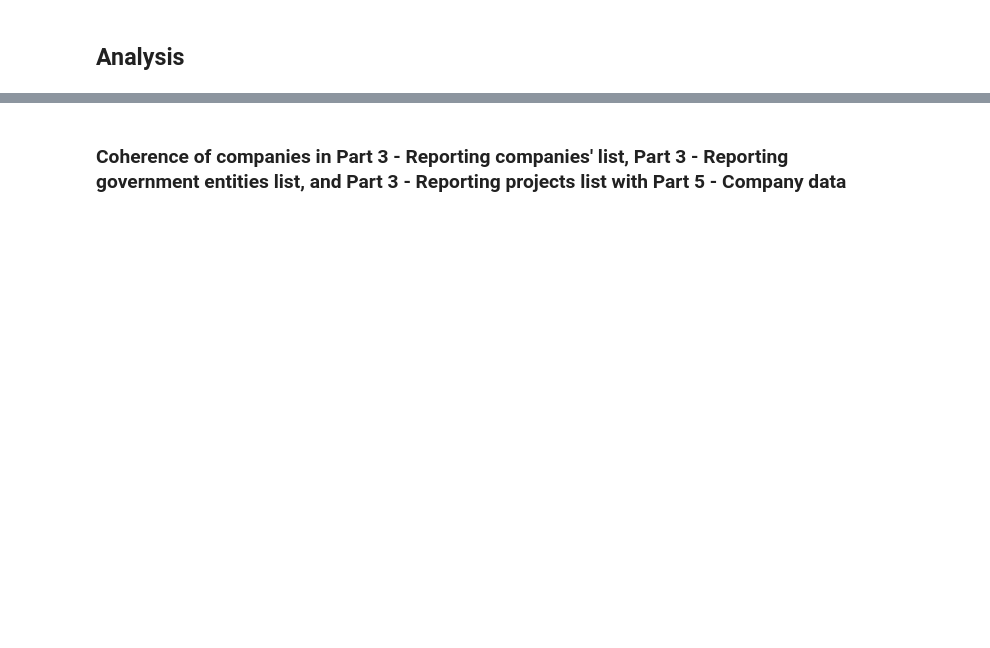
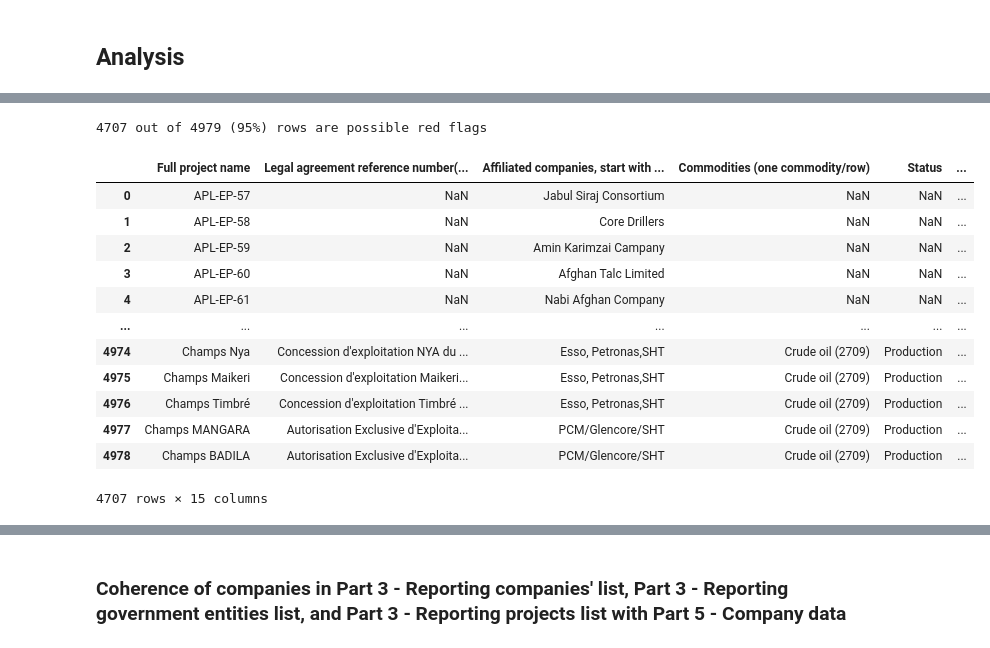
Before and after one commit to civicliteracies/EITI_SDT_data_verification_and_validation, a Jupyter notebook: 02 - Duplication and coherence.ipynb, the cells around one changed output, grey strips where cells are left out. Saved outputs shown, nothing was run; the diff lists cells and outputs as text; code cells hidden in the pictures; blank space fills up the shorter version.

```diff
--- a/02 - Duplication and coherence.ipynb
+++ b/02 - Duplication and coherence.ipynb
@@ -245,0 +345,21 @@ redflags_part_3b.groupby(["Country", "Year"]).size().reset_index(name='Number of
+# %%
+columns_3c = ["Full project name", "Legal agreement reference number(s): contract, licence, lease, concession, …", "Affiliated companies, start with Operator", "Commodities (one commodity/row)"]
+
+redflags_part_3c = get_redflags(df_part_3c, columns_3c, 2)
+num_rf_rows(df_part_3c, redflags_part_3c)
+display(redflags_part_3c)
+# %% [output]
+4707 out of 4979 (95%) rows are possible red flags
+|  | Full project name | Legal agreement reference number(... | Affiliated companies, start with ... | Commodities (one commodity/row) | Status | ... |
+| 0 | APL-EP-57 | NaN | Jabul Siraj Consortium | NaN | NaN | ... |
+| 1 | APL-EP-58 | NaN | Core Drillers | NaN | NaN | ... |
+| 2 | APL-EP-59 | NaN | Amin Karimzai Campany | NaN | NaN | ... |
+| 3 | APL-EP-60 | NaN | Afghan Talc Limited | NaN | NaN | ... |
+| 4 | APL-EP-61 | NaN | Nabi Afghan Company | NaN | NaN | ... |
+| ... | ... | ... | ... | ... | ... | ... |
+| 4974 | Champs Nya | Concession d'exploitation NYA du ... | Esso, Petronas,SHT | Crude oil (2709) | Production | ... |
+| 4975 | Champs Maikeri | Concession d'exploitation Maikeri... | Esso, Petronas,SHT | Crude oil (2709) | Production | ... |
+| 4976 | Champs Timbré | Concession d'exploitation Timbré ... | Esso, Petronas,SHT | Crude oil (2709) | Production | ... |
+| 4977 | Champs MANGARA | Autorisation Exclusive d'Exploita... | PCM/Glencore/SHT | Crude oil (2709) | Production | ... |
+| 4978 | Champs BADILA | Autorisation Exclusive d'Exploita... | PCM/Glencore/SHT | Crude oil (2709) | Production | ... |
+4707 rows × 15 columns
```
Also changed, not shown: parts of 45 cells of this notebook.
